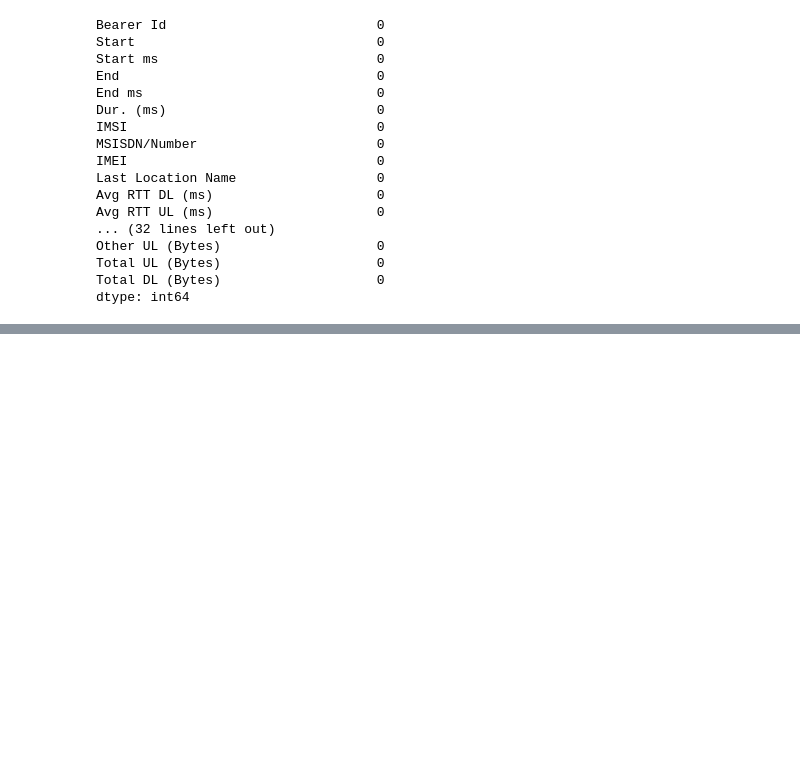
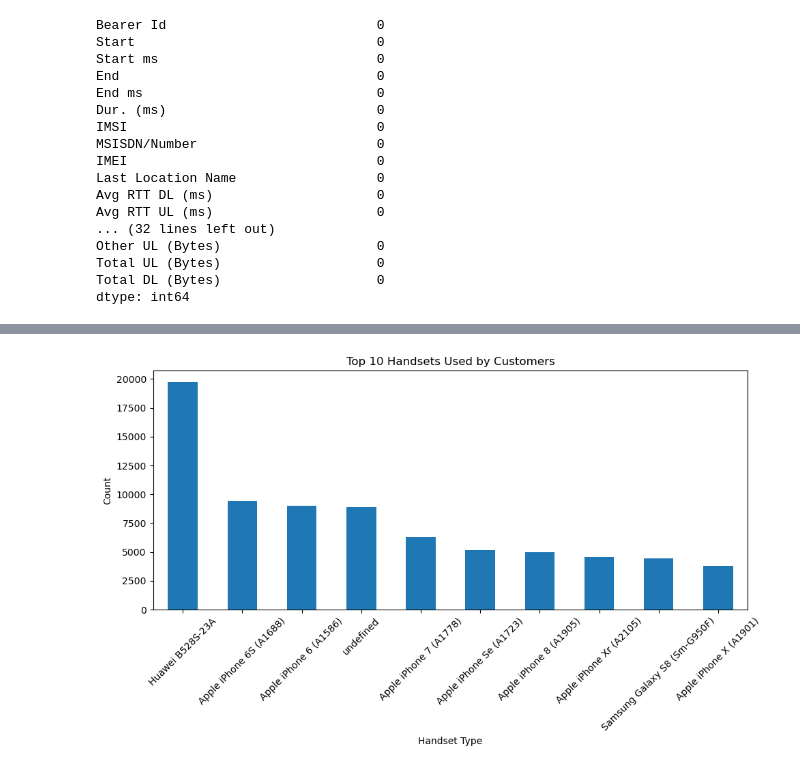
Before and after one commit to EbenGitHub/10-academy-week-2, a Jupyter notebook: notebooks/EDA.ipynb, the cells around one changed output, grey strips where cells are left out. Cells and saved outputs as stored; diff of their text form; code cells hidden in the pictures; blank space fills up the shorter version.

Commit message:
task 1

```diff
--- a/notebooks/EDA.ipynb
+++ b/notebooks/EDA.ipynb
@@ -235,3 +235,10 @@ Other UL (Bytes)                    0
 Total UL (Bytes)                    0
 Total DL (Bytes)                    0
 dtype: int64
+# %%
+# Task 1
+
+# Top 10 Handsets
+top_10_handsets = data['Handset Type'].value_counts().head(10)
+print("Top 10 Handsets:")
+print(top_10_handsets)
@@ -237,0 +296,11 @@ dtype: int64
+# %%
+# Bar Chart for Top 10 Handsets
+top_10_handsets.plot(kind='bar', figsize=(10, 6))
+plt.title('Top 10 Handsets Used by Customers')
+plt.xlabel('Handset Type')
+plt.ylabel('Count')
+plt.xticks(rotation=45)
+plt.tight_layout()
+plt.show()
+# %% [output]
+[figure, added]
```
Also changed, not shown: parts of 7 cells of this notebook.
